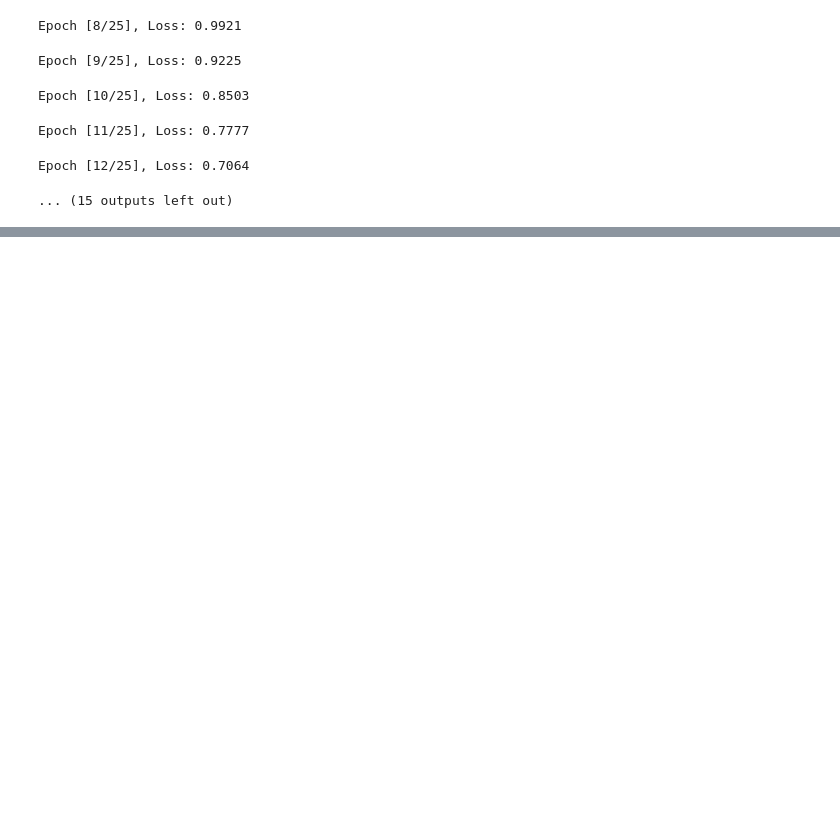
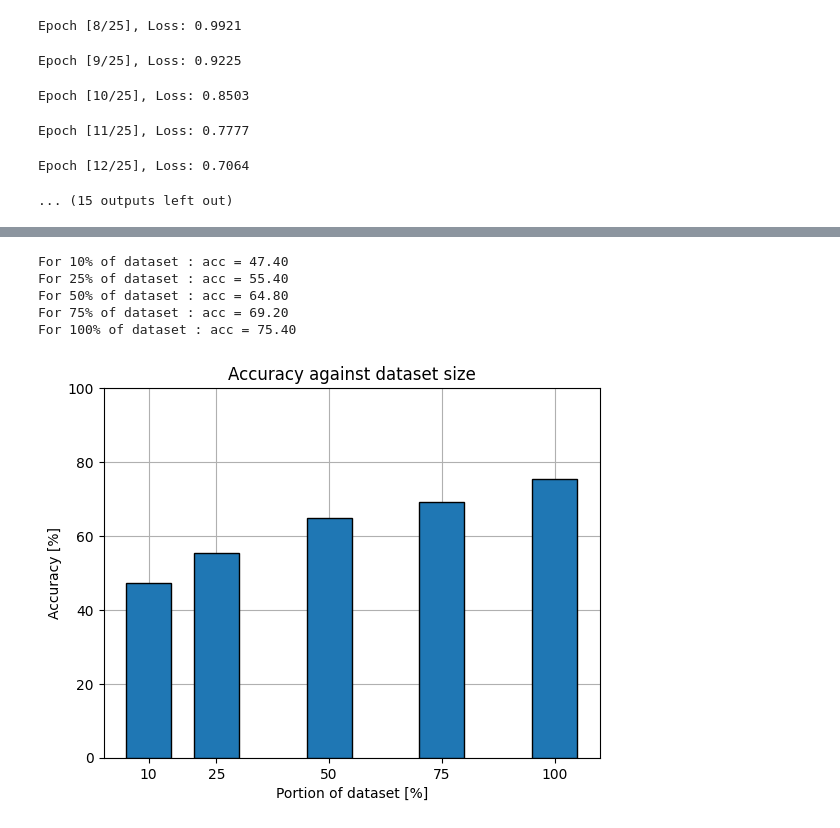
Before and after one commit to AndreaMontoneri/DLAV-2026, a Jupyter notebook: graded_homework/hw1_part2/hw1_part2.ipynb, the cells around one changed output, grey strips where cells are left out. Saved outputs shown, nothing was run; the diff lists cells and outputs as text; code cells hidden in the pictures; blank space fills up the shorter version.

```diff
--- a/graded_homework/hw1_part2/hw1_part2.ipynb
+++ b/graded_homework/hw1_part2/hw1_part2.ipynb
@@ -901,0 +1003,19 @@ What differences do you observe between both models in terms of architecture, tr
+# %%
+plt.bar(100* np.array(subset_fraction), accuracy_per_subset, zorder=3, width=10, edgecolor= "black")
+plt.grid()
+plt.xticks(100* np.array(subset_fraction))
+plt.xlabel("Portion of dataset [%]")
+plt.ylabel("Accuracy [%]")
+plt.title("Accuracy against dataset size")
+plt.ylim([0,100])
+plt.plot()
+
+for i, frac in enumerate(subset_fraction):
+    print(f'For {(100*frac):.0f}% of dataset : acc = {accuracy_per_subset[i]:.2f}')
+# %% [output]
+For 10% of dataset : acc = 47.40
+For 25% of dataset : acc = 55.40
+For 50% of dataset : acc = 64.80
+For 75% of dataset : acc = 69.20
+For 100% of dataset : acc = 75.40
+[figure, added]
```
Also changed, not shown: parts of 12 cells of this notebook.
